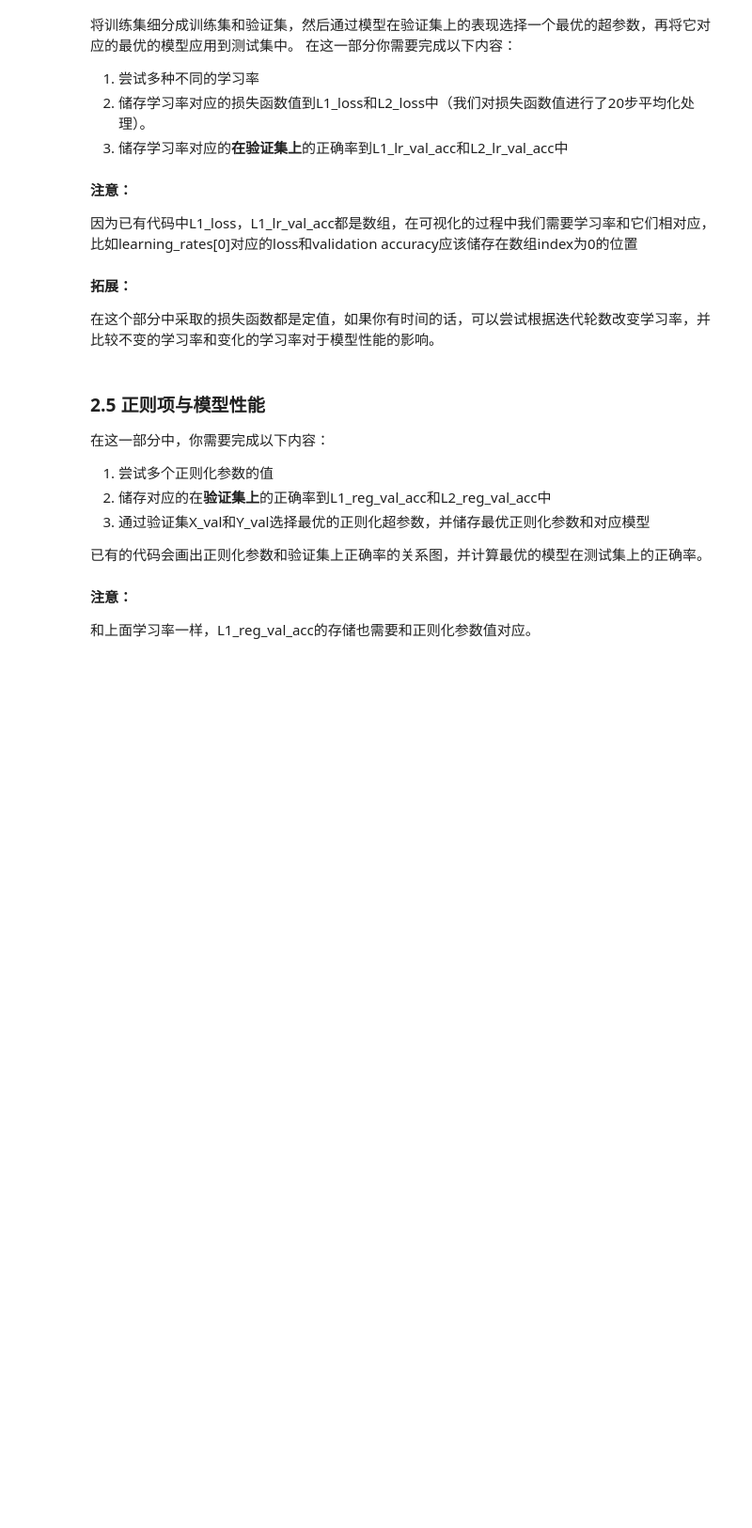
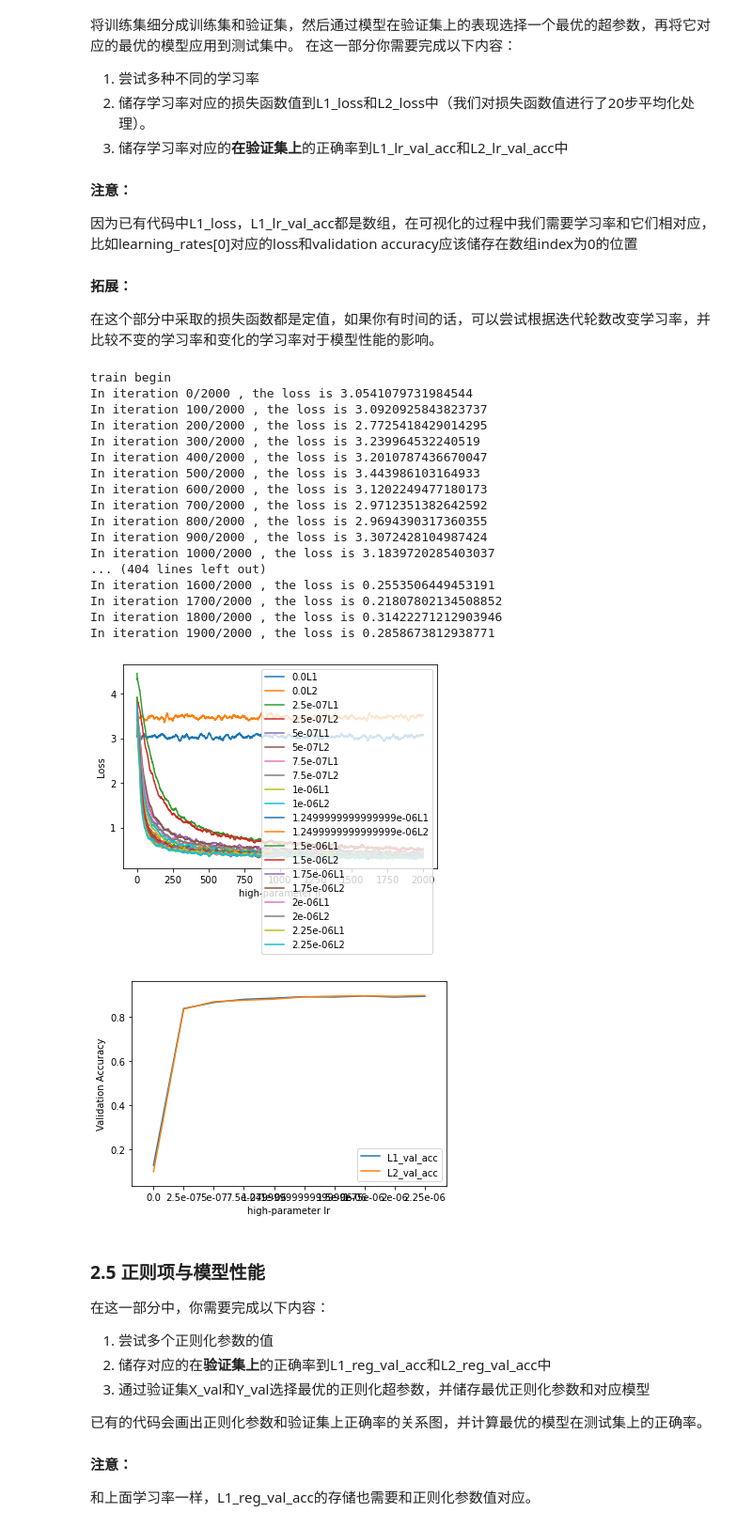
Before and after one commit to YGX-TOUCH-FISH/CS3612, a Jupyter notebook: 1/Assignment1-逻辑回归.ipynb, the cells around one changed output. Shown at 94% size. Drawn from its saved outputs; the diff is of its cells as text; code cells hidden in the pictures; blank space fills up the shorter version.

```diff
--- a/1/Assignment1-逻辑回归.ipynb
+++ b/1/Assignment1-逻辑回归.ipynb
@@ -426,7 +551,7 @@ class LinearRegression2(object):
 
             ########################################
             # TODO: update W
-
+            self.W = self.W - learning_rate*grad
 
             ########################################
 
@@ -457,7 +582,9 @@ class LinearRegression2(object):
 
         ########################################
         # TODO: Calculate the loss and gradient
-
+        loss, grad = self.calc(X, Y)
+        loss = loss + reg*np.linalg.norm(self.W, 1)
+        grad = grad + reg*np.sign(self.W)
 
         ########################################
 
@@ -470,7 +597,9 @@ class LinearRegression2(object):
 
         ########################################
         # TODO: Calculate the loss and gradient
-
+        loss, grad = self.calc(X, Y)
+        loss = loss + reg*np.linalg.norm(self.W, 2)
+        grad = grad + 2*reg*self.W
 
         ########################################
 
@@ -478,11 +607,17 @@ class LinearRegression2(object):
 
     def predict(self, X):
         Y_pred = None
-
         ########################################
         # TODO: Predict the label of X
+        Y_pred = []
+        for i in range (X.shape[0]):
+            maxsoft, maxj = 0, -1
+            soft = softmax(np.dot(X[i], self.W))
 
-
+            for j in range (len(soft)):
+                if maxsoft < soft[j]:
+                    maxsoft, maxj = soft[j], j
+            Y_pred.append(maxj)
         ########################################
 
         return Y_pred
@@ -530,7 +684,25 @@ L2_lr_val_acc = []
 
 ########################################
 # TODO: train & test model with different learning rate
+learning_rates = []
+for i in range(10):
+    learning_rates.append((2.5e-7)*i)
 
+for i in range(10):
+    model = LinearRegression2()
+    loss_history = model.train(X_train, Y_train, learning_rates[i], reg, 'L1', True)
+    pred = model.predict(X_val)
+    acc = np.mean(pred == Y_val)
+    L1_loss.append(loss_history)
+    L1_lr_val_acc.append(acc)
+
+for i in range(10):
+    model = LinearRegression2()
+    loss_history = model.train(X_train, Y_train, learning_rates[i], reg, 'L2', True)
+    pred = model.predict(X_val)
+    acc = np.mean(pred == Y_val)
+    L2_loss.append(loss_history)
+    L2_lr_val_acc.append(acc)
 
 ########################################
 
@@ -542,33 +714,53 @@ for i, lr in enumerate(learning_rates):
     L2_loss_i = L2_loss[i]
     ave_L1_loss = np.zeros_like(L1_loss_i)
     ave_L2_loss = np.zeros_like(L2_loss_i)
     ave_step = 20
     for j in range(len(L1_loss_i)):
         if j < ave_step:
             ave_L1_loss[j] = np.mean(L1_loss_i[0: j + 1])
             ave_L2_loss[j] = np.mean(L2_loss_i[0: j + 1])
         else:
             ave_L1_loss[j] = np.mean(L1_loss_i[j - ave_step + 1: j + 1])
             ave_L2_loss[j] = np.mean(L2_loss_i[j - ave_step + 1: j + 1])
     x = range(len(L1_loss_i))
     plt.plot(x, ave_L1_loss, label=L1_loss_label)
     plt.plot(x, ave_L2_loss, label=L2_loss_label)
 
 plt.legend()
 plt.xlabel('high-parameter lr')
 plt.ylabel('Loss')
 plt.show()
 
 #visulize the relationship between lr and accuracy
 x = range(len(learning_rates))
 plt.plot(x, L1_lr_val_acc, label='L1_val_acc')
 plt.plot(x, L2_lr_val_acc, label='L2_val_acc')
 plt.xticks(x, learning_rates)
 plt.margins(0.08)
 plt.legend()
 plt.xlabel('high-parameter lr')
 plt.ylabel('Validation Accuracy')
 plt.show()
+# %% [output]
+train begin
+In iteration 0/2000 , the loss is 3.0541079731984544
+In iteration 100/2000 , the loss is 3.0920925843823737
+In iteration 200/2000 , the loss is 2.7725418429014295
+In iteration 300/2000 , the loss is 3.239964532240519
+In iteration 400/2000 , the loss is 3.2010787436670047
+In iteration 500/2000 , the loss is 3.443986103164933
+In iteration 600/2000 , the loss is 3.1202249477180173
+In iteration 700/2000 , the loss is 2.9712351382642592
+In iteration 800/2000 , the loss is 2.9694390317360355
+In iteration 900/2000 , the loss is 3.3072428104987424
+In iteration 1000/2000 , the loss is 3.1839720285403037
+... (404 lines left out)
+In iteration 1600/2000 , the loss is 0.2553506449453191
+In iteration 1700/2000 , the loss is 0.21807802134508852
+In iteration 1800/2000 , the loss is 0.31422271212903946
+In iteration 1900/2000 , the loss is 0.2858673812938771
+[figure, added]
+[figure, added]
 # %% [markdown]
 ### 2.5 正则项与模型性能
 在这一部分中，你需要完成以下内容：
```
Also changed, not shown: parts of 14 cells of this notebook.
